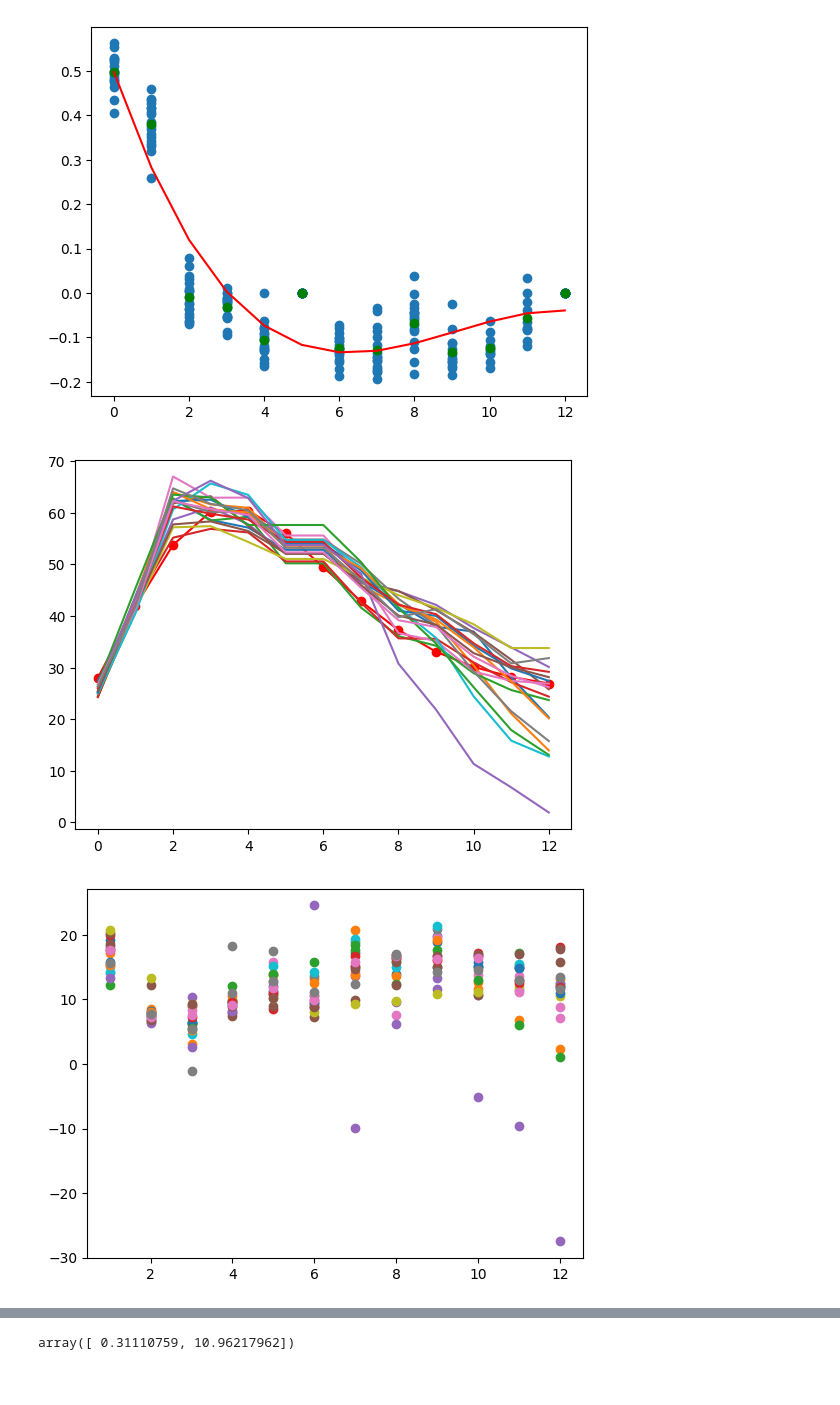
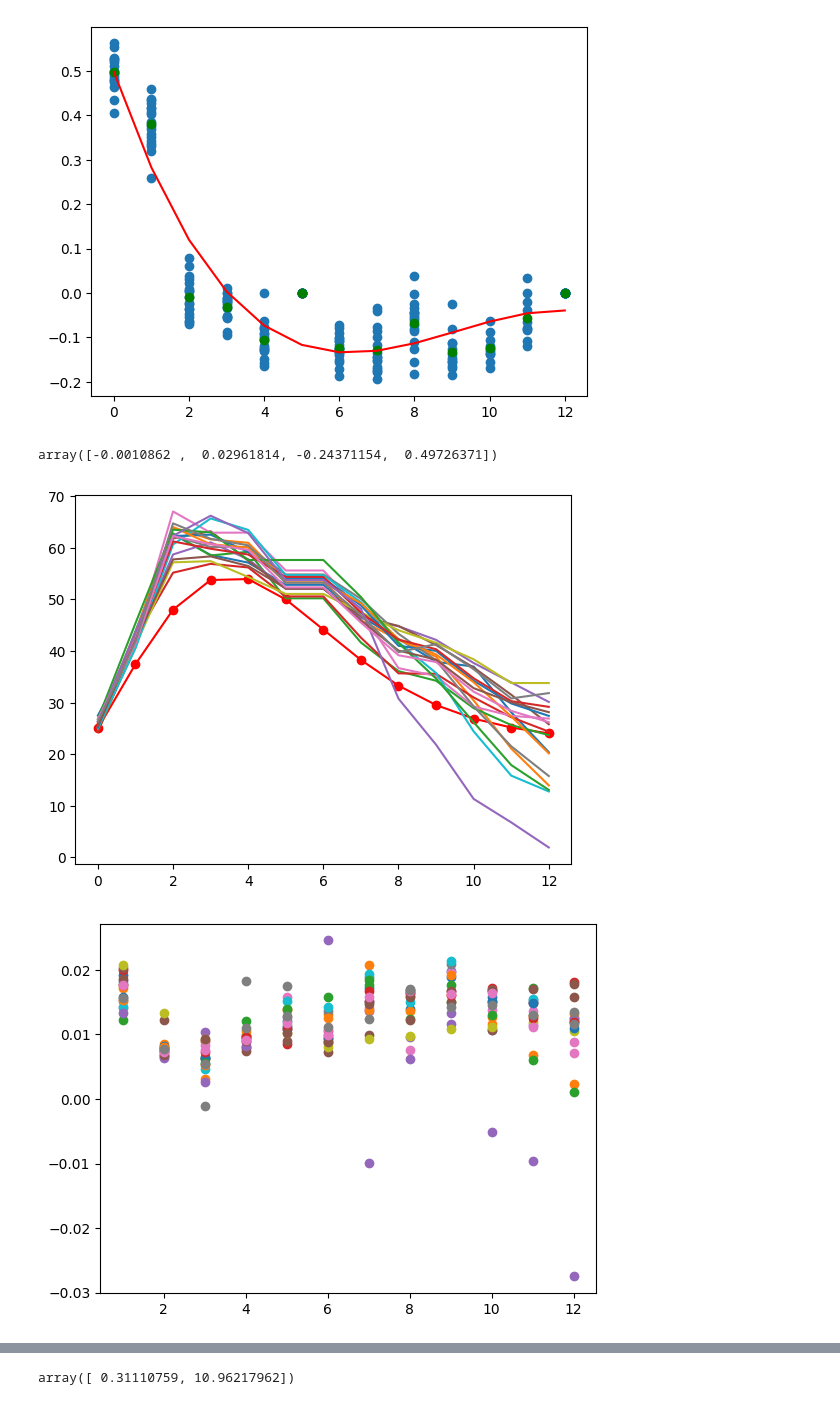
Before and after one commit to zhatz111/state-space-mpc, a Jupyter notebook: notebooks/soft-sensor-exploration.ipynb, the cells around one changed output, grey strips where cells are left out. Drawn from its saved outputs; the diff is of its cells as text; code cells hidden in the pictures.

```diff
--- a/notebooks/soft-sensor-exploration.ipynb
+++ b/notebooks/soft-sensor-exploration.ipynb
@@ -247,8 +247,12 @@ plt.scatter(rate_data[rate_data["Linearized"] > -0.2]["Day"], rate_data[rate_dat
 # %% [output]
 <matplotlib.collections.PathCollection at 0x...>
 [figure]
+# %%
+rate_fit
+# %% [output]
+array([-0.0010862 ,  0.02961814, -0.24371154,  0.49726371])
 # %%
-ivcc = 28
+ivcc = 25
 sim_data = []
 for i in range(13):
     if i == 0:
@@ -261,9 +265,9 @@ plt.plot(np.arange(0,13,1),sim_data,"ro-")
 for _, group in batch_grouped:
     plt.plot(group["Day"], group["VCC"])
 # %% [output]
-[figure, old version]
+[figure, new version]
 # %%
 for _, group in batch_grouped:
-    plt.plot(group["Day"], (group["Glucose_Consumption"]*1e3*(group["Volume"]/1000))/group["VCC"],"o")
+    plt.plot(group["Day"], (group["Glucose_Consumption"]*(group["Volume"]/1000))/group["VCC"],"o")
 # %% [output]
-[figure, old version]
+[figure, new version]
```
Also changed, not shown: parts of 9 cells of this notebook, 30 other files.
